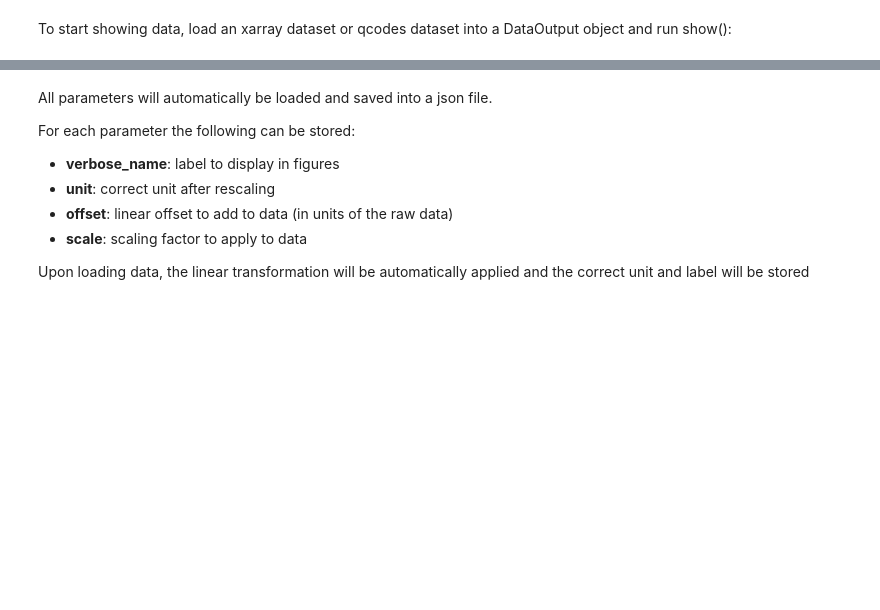
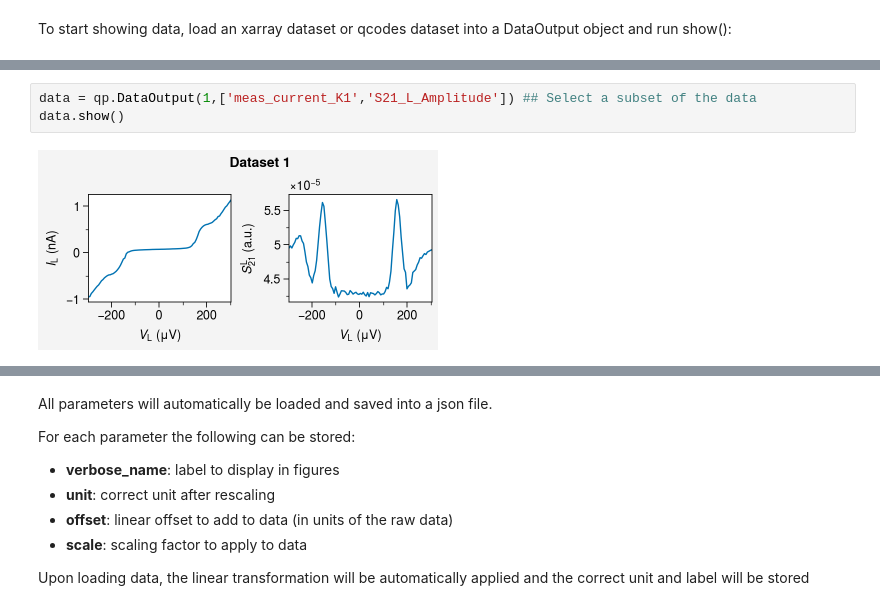
Before and after one commit to SebTenHaaf/DataOutput, a Jupyter notebook: tutorial.ipynb, the cells around one changed output, grey strips where cells are left out. Saved outputs shown, nothing was run; the diff lists cells and outputs as text; blank space fills up the shorter version.

```diff
--- a/tutorial.ipynb
+++ b/tutorial.ipynb
@@ -18,3 +27,8 @@ data = qp.DataOutput(1)
+# %%
+data = qp.DataOutput(1,['meas_current_K1','S21_L_Amplitude']) ## Select a subset of the data
+data.show()
+# %% [output]
+[figure, added]
 # %%
 ## Load dataset 1
 data = qp.DataOutput(1)
```
Also changed, not shown: parts of 10 cells of this notebook, 1 other file.
